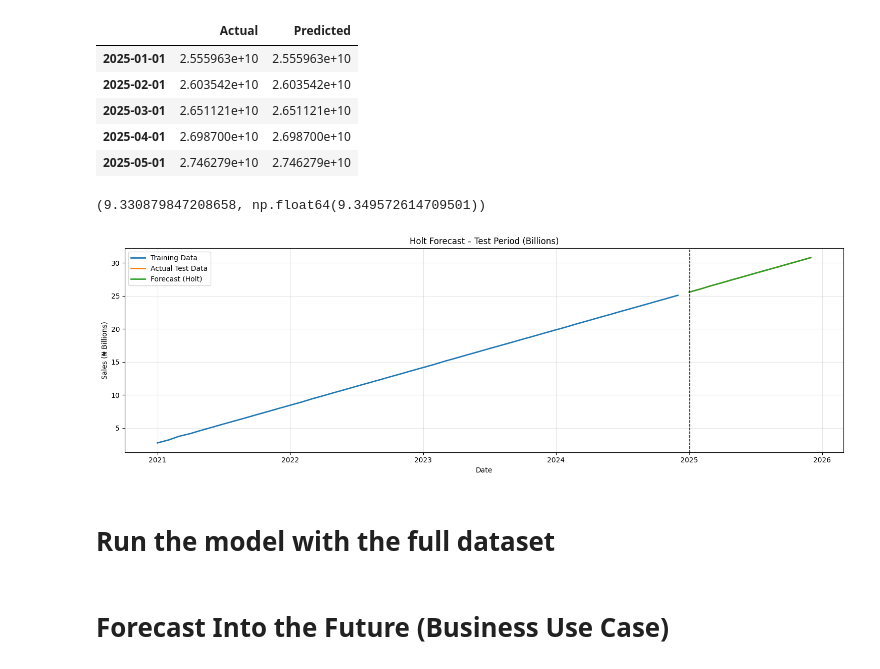
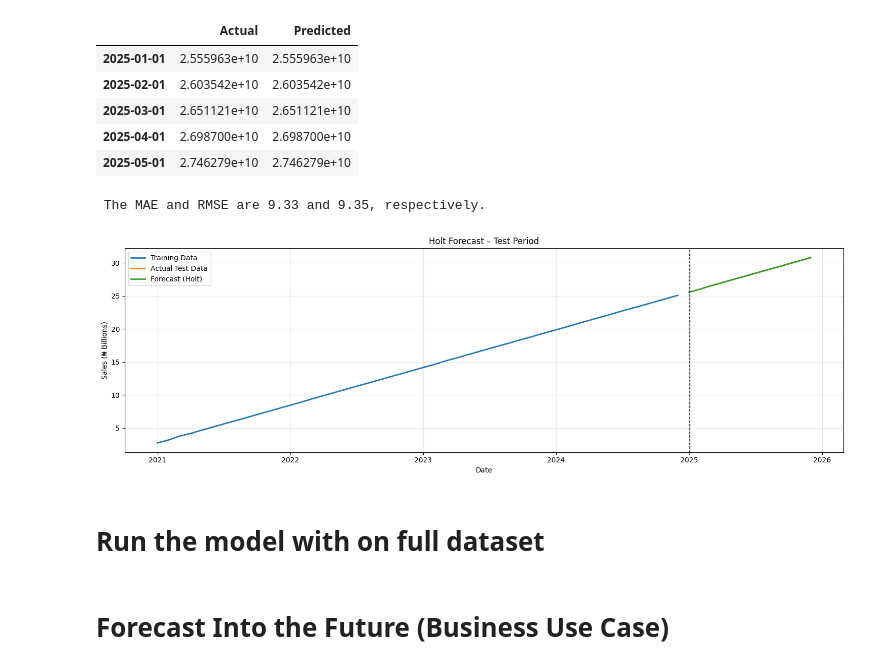
Before and after one commit to clusterloggs/forecasting-sale, a Jupyter notebook: forecasting.ipynb, the cells around one changed output. Cells and saved outputs as stored; diff of their text form; code cells hidden in the pictures.

```diff
--- a/forecasting.ipynb
+++ b/forecasting.ipynb
@@ -190,47 +196,48 @@ results.head()
 | 2025-04-01 | 2.698700e+10 | 2.698700e+10 |
 | 2025-05-01 | 2.746279e+10 | 2.746279e+10 |
 # %%
+# Calculate error metrics
 mae = mean_absolute_error(results['Actual'], results['Predicted'])
 rmse = np.sqrt(mean_squared_error(results['Actual'], results['Predicted']))
 
-mae, rmse
+print(f' The MAE and RMSE are {mae:.2f} and {rmse:.2f}, respectively.')
 # %% [output]
-(9.330879847208658, np.float64(9.349572614709501))
+ The MAE and RMSE are 9.33 and 9.35, respectively.
 # %%
 # Forecast Plot (Styled like the Train–Test Split)
 
 fig, ax = plt.subplots(figsize=(15, 5))
 
 # Plot training data
 ax.plot(train.index, train['Sales_Billions'],
         label='Training Data', linewidth=2)
 
 # Plot actual test data
 ax.plot(test.index, test['Sales_Billions'],
         label='Actual Test Data', linewidth=2)
 
 # Plot forecast
 ax.plot(test_pred.index, test_pred / 1e9,
         label='Forecast (Holt)', linewidth=2)
 
 # Vertical line marking start of test set
 split_point = test.index.min()
 ax.axvline(split_point, color='black', linestyle='--', linewidth=1)
 
 # Titles & labels
-ax.set_title("Holt Forecast – Test Period (Billions)")
+ax.set_title("Holt Forecast – Test Period")
 ax.set_ylabel("Sales (₦ Billions)")
 ax.set_xlabel("Date")
 
 ax.grid(True, alpha=0.3)
 ax.legend()
 
 plt.tight_layout()
 plt.show()
 # %% [output]
-[figure, old version]
+[figure, new version]
 # %% [markdown]
-# Run the model with the full dataset
+# Run the model with on full dataset
 # %%
 model = ExponentialSmoothing(
     df['Total Sales'],
```
Also changed, not shown: parts of 15 cells of this notebook, 6 other files.
